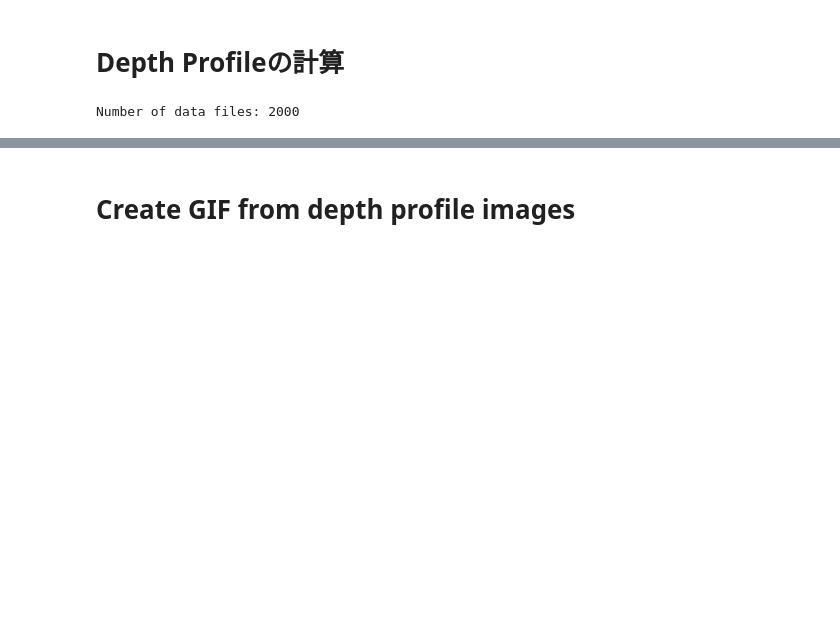
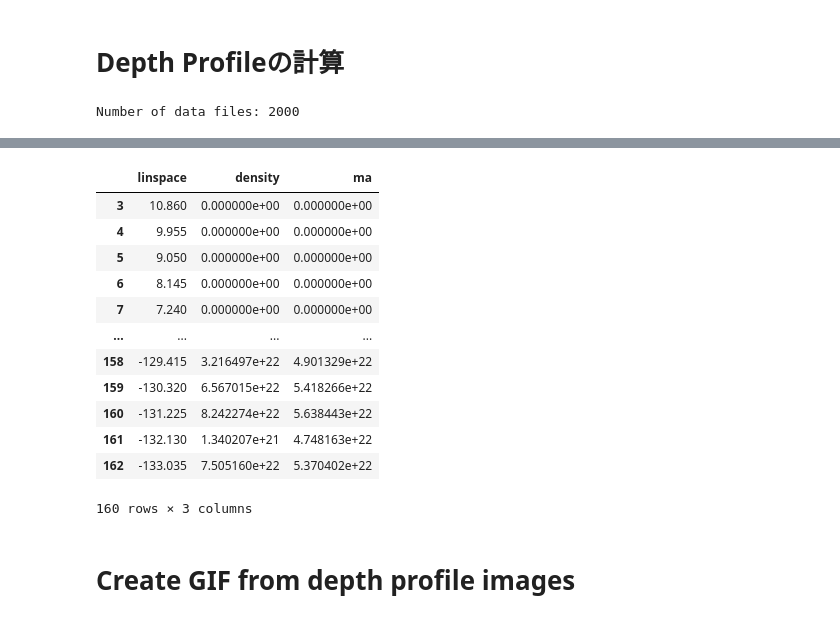
Before and after one commit to y1u0d2a1i/mlp_tools, a Jupyter notebook: notebooks/analyze/get_depth_profile.ipynb, the cells around one changed output, grey strips where cells are left out. Cells and saved outputs as stored; diff of their text form; code cells hidden in the pictures; blank space fills up the shorter version.

```diff
--- a/notebooks/analyze/get_depth_profile.ipynb
+++ b/notebooks/analyze/get_depth_profile.ipynb
@@ -91,3 +77,19 @@ for i, path2structure in enumerate(data_files):
+# %%
+depth_profile_df
+# %% [output]
+|  | linspace | density | ma |
+| 3 | 10.860 | 0.000000e+00 | 0.000000e+00 |
+| 4 | 9.955 | 0.000000e+00 | 0.000000e+00 |
+| 5 | 9.050 | 0.000000e+00 | 0.000000e+00 |
+| 6 | 8.145 | 0.000000e+00 | 0.000000e+00 |
+| 7 | 7.240 | 0.000000e+00 | 0.000000e+00 |
+| ... | ... | ... | ... |
+| 158 | -129.415 | 3.216497e+22 | 4.901329e+22 |
+| 159 | -130.320 | 6.567015e+22 | 5.418266e+22 |
+| 160 | -131.225 | 8.242274e+22 | 5.638443e+22 |
+| 161 | -132.130 | 1.340207e+21 | 4.748163e+22 |
+| 162 | -133.035 | 7.505160e+22 | 5.370402e+22 |
+160 rows × 3 columns
 # %% [markdown]
 # Create GIF from depth profile images
 # %%
```
Also changed, not shown: parts of 1 cell of this notebook, 2 other files.
